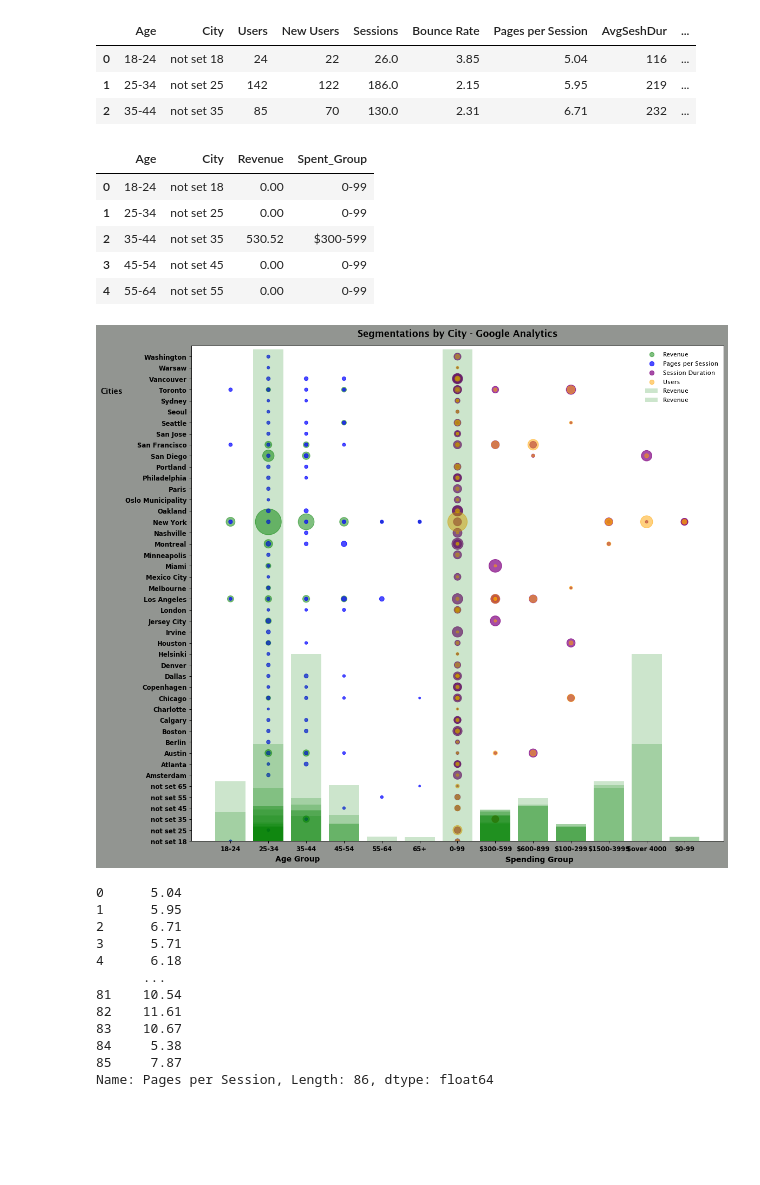
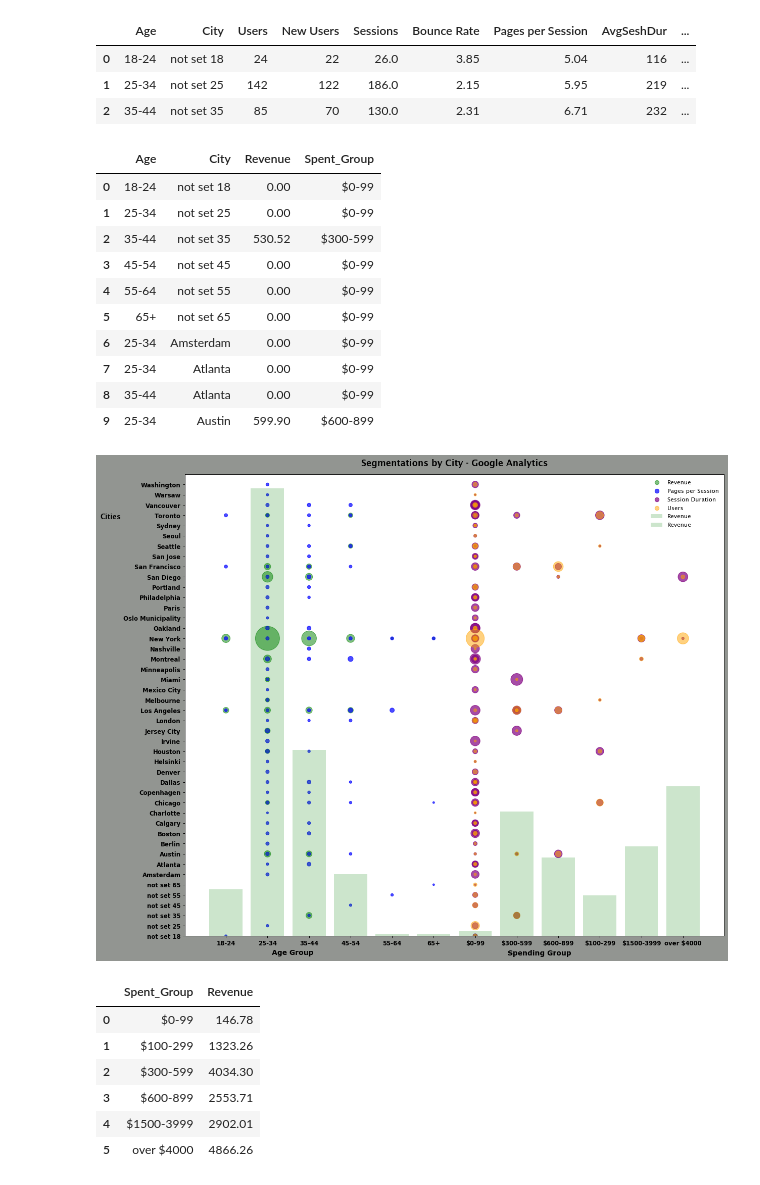
Before and after one commit to gseba/jaguars_project, a Jupyter notebook: Segment_City.ipynb, the cells around one changed output. Cells and saved outputs as stored; diff of their text form; code cells hidden in the pictures; blank space fills up the shorter version.

```diff
--- a/Segment_City.ipynb
+++ b/Segment_City.ipynb
@@ -62,27 +62,33 @@ demo_data.head(3)
 
 bins =  [0, 99, 299, 599, 899, 1499, 3999]
 
-group_names = ['$0-99', '$100-299', '$300-599', '$600-899', '$1500-3999', '$over 4000']
+group_names = ['$0-99', '$100-299', '$300-599', '$600-899', '$1500-3999', 'over $4000']
 demo_age_city_ = pd.DataFrame(demo_age_city)
 
 # demo_age_city_ = pd.to_numeric(demo_age_city_['Revenue'], errors='coerce')
+# demo_age_city_ = demo_age_city_.sort_values('Revenue', ascending = True)
 demo_age_city_['Spent_Group'] = pd.cut(demo_age_city_['Revenue'], bins, labels=group_names)
-demo_age_city_ = demo_age_city_.replace(np.nan, "0-99")
+demo_age_city_ = demo_age_city_.replace(np.nan, "$0-99")
 
 # demo_age_city_ = pd.cut(demo_age_city_.fillna(np.nan), bins, include_lowest=True, labels=group_names)
 
-demo_age_city_.head()
+demo_age_city_.head(10)
 # len(demo_age_city_)
 # %% [output]
 |  | Age | City | Revenue | Spent_Group |
-| 0 | 18-24 | not set 18 | 0.00 | 0-99 |
-| 1 | 25-34 | not set 25 | 0.00 | 0-99 |
+| 0 | 18-24 | not set 18 | 0.00 | $0-99 |
+| 1 | 25-34 | not set 25 | 0.00 | $0-99 |
 | 2 | 35-44 | not set 35 | 530.52 | $300-599 |
-| 3 | 45-54 | not set 45 | 0.00 | 0-99 |
-| 4 | 55-64 | not set 55 | 0.00 | 0-99 |
+| 3 | 45-54 | not set 45 | 0.00 | $0-99 |
+| 4 | 55-64 | not set 55 | 0.00 | $0-99 |
+| 5 | 65+ | not set 65 | 0.00 | $0-99 |
+| 6 | 25-34 | Amsterdam | 0.00 | $0-99 |
+| 7 | 25-34 | Atlanta | 0.00 | $0-99 |
+| 8 | 35-44 | Atlanta | 0.00 | $0-99 |
+| 9 | 25-34 | Austin | 599.90 | $600-899 |
 # %%
 
-fig, ax1 = plt.subplots(figsize=(14,12), dpi=84)
+fig, ax1 = plt.subplots(figsize=(15,12), dpi=84)
 # ax = fig.add_subplot(111)
 # fig, (ax1, ax2) = plt.subplots(ncols=2, nrows=1, constrained_layout=True, figsize=(9,11), dpi=100)# plt.subplots(2, figsize=(7,5), dpi=100)  # plt.subplots(1, 2, gridspec_kw={'width_ratios': [3, 1]})
 fig.patch.set_facecolor('xkcd:grey')
@@ -93,57 +99,65 @@ verdana_font = {'fontname':'Verdana'}
 helvetica_font = {'fontname':'Helvetica'}
 lucida_font = {'fontname':'Lucida Sans'}
 
+demo_age_city_.loc[demo_age_city_['Age'] == '18-24']
+test = demo_age_city_.groupby('Age').sum().reset_index()
+demo_age_city_.loc[demo_age_city_['Spent_Group'] == '18-24']
+test2 = demo_age_city.groupby('Spent_Group').sum().reset_index()
+
+demo_age_city_.loc[demo_age_city_['Spent_Group'] == '18-24']
+test4 = demo_age_city.groupby('Spent_Group').sum().reset_index()
+demo_age_city_.loc[demo_age_city_['Spent_Group'] == '18-24']
+test3 = demo_age_city_.sort_values('Revenue', ascending = True).reset_index()
+
 # ax1 = plt.subplot(111)
 ax1.scatter(demo_age_city_['Age'], demo_age_city_['City'], s=demo_age_city_['Revenue']*.2, color='g',  alpha=0.5, label="Revenue")
 ax1.scatter(demo_age_city_['Age'], demo_age_city_['City'], s=demo_data['Pages per Session']*3.3, color='b',  alpha=.7, label="Pages per Session")
 
-ax1.bar(demo_age_city_['Age'], demo_age_city_['Revenue']*.0053, color='g', alpha=0.2, label="Revenue")
+ax1.bar(test['Age'], test['Revenue']*.003, color='g', alpha=0.2, label="Revenue")
 
 ax1.scatter(demo_age_city_['Spent_Group'], demo_age_city_['City'], s=demo_data['AvgSeshDur']*.5, color='purple',  alpha=.7, label="Session Duration")
 ax1.scatter(demo_age_city_['Spent_Group'], demo_age_city_['City'], s=demo_data['Users']*1.5, color='orange',  alpha=0.5, label="Users")
 
-ax1.bar(demo_age_city_['Spent_Group'], demo_age_city_['Revenue']*.0053, color='g',  alpha=0.2, label="Revenue")
+# ax1.bar(demo_age_city_['Spent_Group'], demo_age_city_['Revenue']*.0053, color='g',  alpha=0.2, label="Revenue")
+ax1.bar(test4['Spent_Group'], test4['Revenue']*.003, color='g',  alpha=0.2, label="Revenue")
 
 
 # ax.set_yticklabels([])
 plt.title(f"Segmentations by City - Google Analytics", fontweight="bold", fontsize=15, y=1.01, **lucida_font)
 plt.xlabel("Age Group", fontweight="bold", x=.2, fontsize=12, **verdana_font)
 plt.suptitle("Spending Group", fontweight="bold", x=.7, y=0.025, **verdana_font)
 plt.ylabel("Cities", fontweight="bold", fontsize=12, rotation=0, horizontalalignment='right', y=.9, **lucida_font)
 
 # plt.subplots_adjust(top=0.9) ## pushes it up
 
 lgnd = plt.legend(loc="best", fontsize=10, prop={'family': 'Lucida Sans'},
                   title="", title_fontsize=12, facecolor="white", frameon=False, framealpha=1)
 lgnd.legendHandles[0]._sizes = [50]
 lgnd.legendHandles[1]._sizes = [50]
 lgnd.legendHandles[2]._sizes = [50]
 lgnd.legendHandles[3]._sizes = [50]
 lgnd.legendHandles[4]._sizes = [10]
 lgnd.legendHandles[5]._sizes = [10]
 
 
 plt.ylim(0, 45)
 fig.tight_layout()
 # fig.autofmt_xdate()
 
 plt.show()
 # print(plt.style.available)
-# fig.savefig("Images/Segmentation_City_Age_Revenue_Users.png", facecolor=fig.get_facecolor())
+fig.savefig("Images/Segmentation_City_Age_Revenue_Users.png", facecolor=fig.get_facecolor())
 
 demo_age_city_["Age"].count()
 demo_data['Pages per Session']
+demo_age_city_
+test2
 # %% [output]
-[figure, old version]
+[figure, new version]
-0      5.04
-1      5.95
-2      6.71
-3      5.71
-4      6.18
-      ...
-81    10.54
-82    11.61
-83    10.67
-84     5.38
-85     7.87
-Name: Pages per Session, Length: 86, dtype: float64
+|  | Spent_Group | Revenue |
+| 0 | $0-99 | 146.78 |
+| 1 | $100-299 | 1323.26 |
+| 2 | $300-599 | 4034.30 |
+| 3 | $600-899 | 2553.71 |
+| 4 | $1500-3999 | 2902.01 |
+| 5 | over $4000 | 4866.26 |
```
Also changed, not shown: parts of 3 cells of this notebook.
